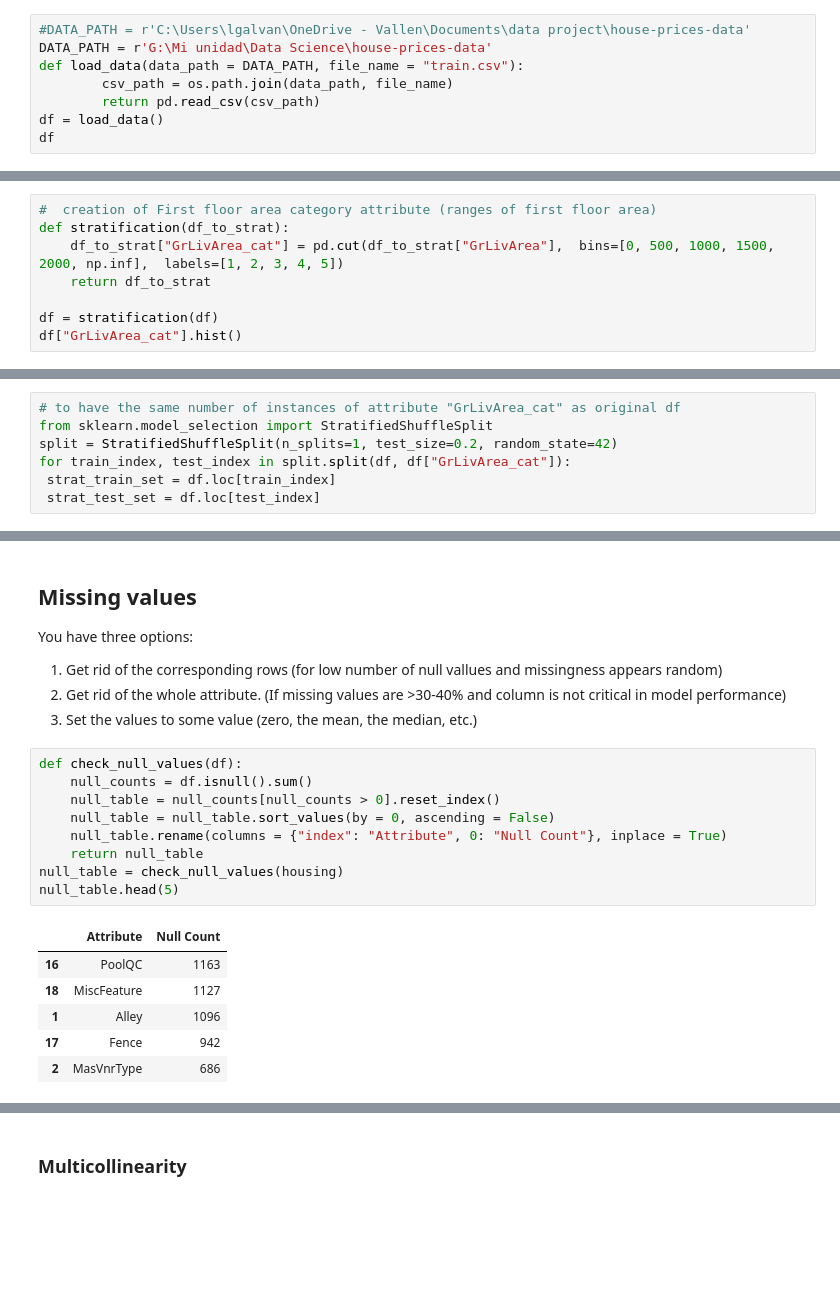
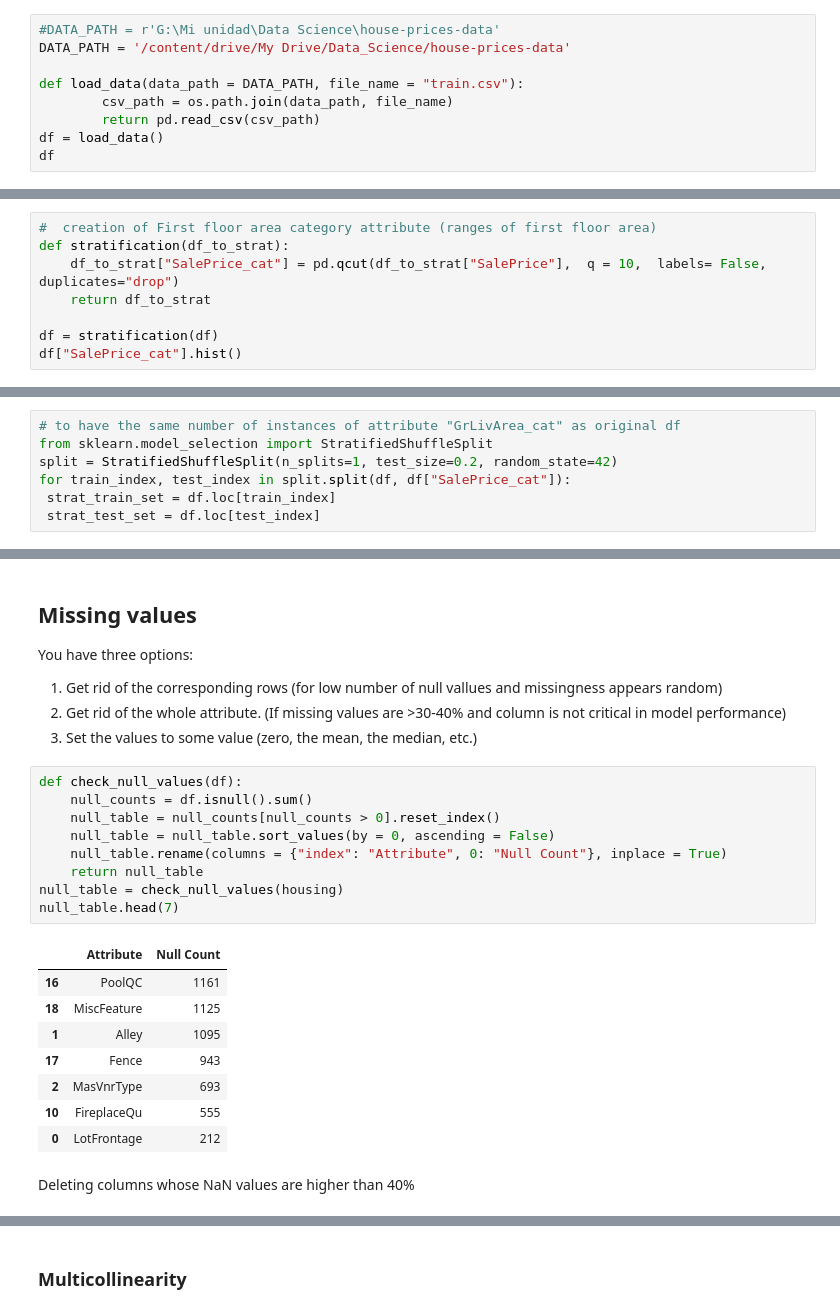
Before and after one commit to lore5g/ML_models_house_price, a Jupyter notebook: house_prices_regression.ipynb, the cells around one changed output, grey strips where cells are left out. Drawn from its saved outputs; the diff is of its cells as text; blank space fills up the shorter version.

```diff
--- a/house_prices_regression.ipynb
+++ b/house_prices_regression.ipynb
@@ -6,6 +19,7 @@ import matplotlib.pyplot as plt
 # %%
-#DATA_PATH = r'C:\Users\lgalvan\OneDrive - Vallen\Documents\data project\house-prices-data'
-DATA_PATH = r'G:\Mi unidad\Data Science\house-prices-data'
+#DATA_PATH = r'G:\Mi unidad\Data Science\house-prices-data'
+DATA_PATH = '/content/drive/My Drive/Data_Science/house-prices-data'
+
 def load_data(data_path = DATA_PATH, file_name = "train.csv"):
         csv_path = os.path.join(data_path, file_name)
         return pd.read_csv(csv_path)
@@ -73,10 +91,10 @@ train_set_simple_split, test_set_simple_split = train_test_split(df, test_size=0
 # %%
 #  creation of First floor area category attribute (ranges of first floor area)
 def stratification(df_to_strat):
-    df_to_strat["GrLivArea_cat"] = pd.cut(df_to_strat["GrLivArea"],  bins=[0, 500, 1000, 1500, 2000, np.inf],  labels=[1, 2, 3, 4, 5])
+    df_to_strat["SalePrice_cat"] = pd.qcut(df_to_strat["SalePrice"],  q = 10,  labels= False, duplicates="drop")
     return df_to_strat
 
 df = stratification(df)
-df["GrLivArea_cat"].hist()
+df["SalePrice_cat"].hist()
 # %% [output]
 <Axes: >
@@ -87,7 +108,7 @@ train_set = stratification(train_set_simple_split)
 # to have the same number of instances of attribute "GrLivArea_cat" as original df
 from sklearn.model_selection import StratifiedShuffleSplit
 split = StratifiedShuffleSplit(n_splits=1, test_size=0.2, random_state=42)
-for train_index, test_index in split.split(df, df["GrLivArea_cat"]):
+for train_index, test_index in split.split(df, df["SalePrice_cat"]):
  strat_train_set = df.loc[train_index]
  strat_test_set = df.loc[test_index]
 # %%
@@ -186,16 +207,20 @@ plt.show()
 # %%
 def check_null_values(df):
     null_counts = df.isnull().sum()
     null_table = null_counts[null_counts > 0].reset_index()
     null_table = null_table.sort_values(by = 0, ascending = False)
     null_table.rename(columns = {"index": "Attribute", 0: "Null Count"}, inplace = True)
     return null_table
 null_table = check_null_values(housing)
-null_table.head(5)
+null_table.head(7)
 # %% [output]
 |  | Attribute | Null Count |
-| 16 | PoolQC | 1163 |
-| 18 | MiscFeature | 1127 |
-| 1 | Alley | 1096 |
-| 17 | Fence | 942 |
-| 2 | MasVnrType | 686 |
+| 16 | PoolQC | 1161 |
+| 18 | MiscFeature | 1125 |
+| 1 | Alley | 1095 |
+| 17 | Fence | 943 |
+| 2 | MasVnrType | 693 |
+| 10 | FireplaceQu | 555 |
+| 0 | LotFrontage | 212 |
+# %% [markdown]
+Deleting columns whose NaN values are higher than 40%
```
Also changed, not shown: parts of 96 cells of this notebook.
